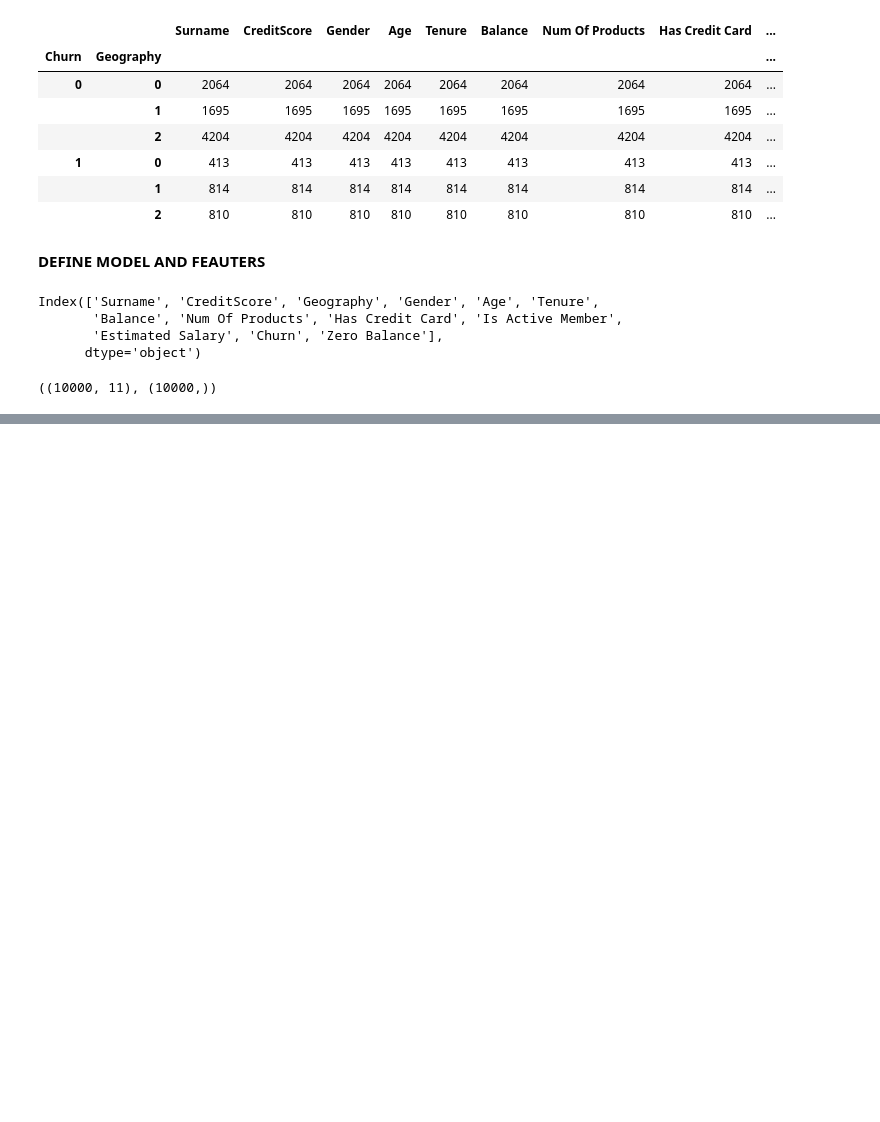
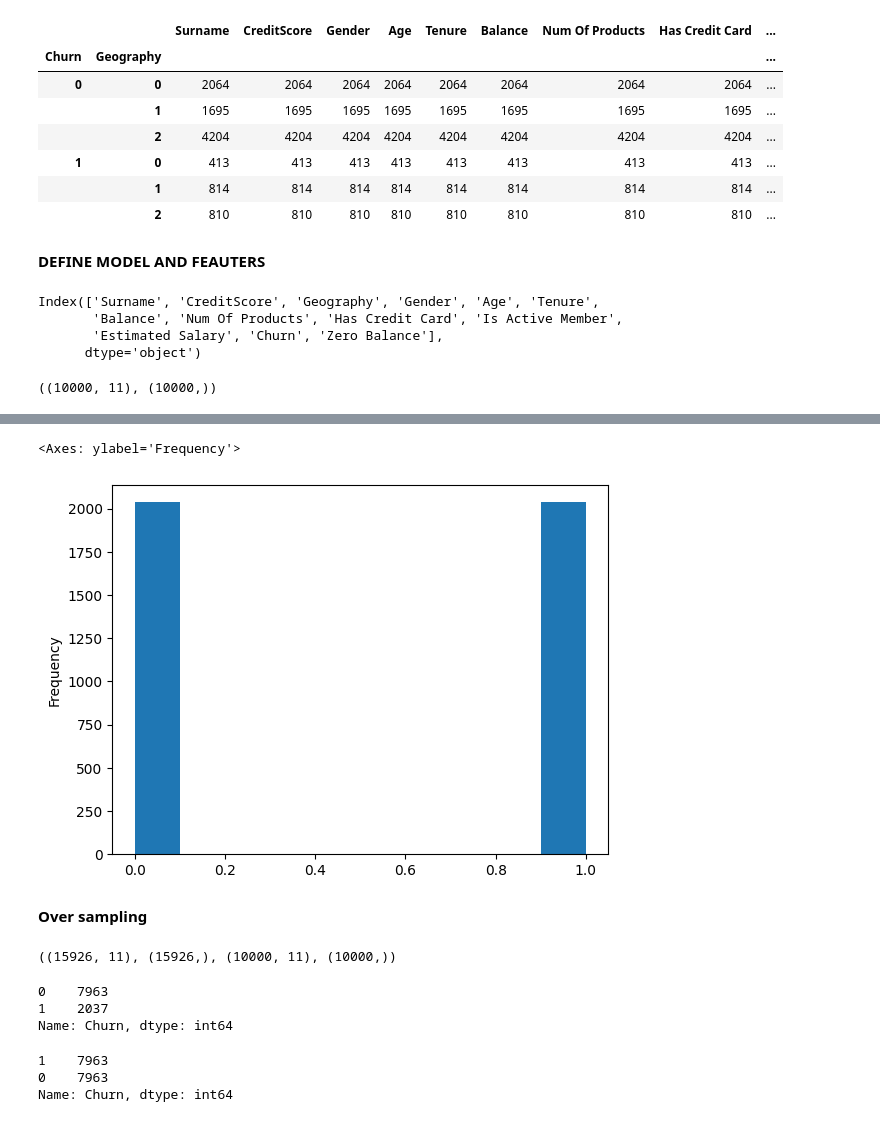
Before and after one commit to chaitnaya0119/YBI-internship, a Jupyter notebook: Bank_chrunch.ipynb, the cells around one changed output, grey strips where cells are left out. Cells and saved outputs as stored; diff of their text form; code cells hidden in the pictures; blank space fills up the shorter version.

```diff
--- a/Bank_chrunch.ipynb
+++ b/Bank_chrunch.ipynb
@@ -154,0 +174,4 @@ X.shape,y.shape
+# %%
+rus = RandomUnderSampler(random_state=2529)
+# %%
+X_rus,y_rus = rus.fit_resample(X,y)
@@ -154,0 +194,7 @@ X.shape,y.shape
+# %%
+y_rus.plot(kind = 'hist')
+# %% [output]
+<Axes: ylabel='Frequency'>
+[figure, added]
+# %% [markdown]
+**Over sampling**
@@ -154,0 +207,16 @@ X.shape,y.shape
+# %%
+X_ros.shape,y_ros.shape,X.shape,y.shape
+# %% [output]
+((15926, 11), (15926,), (10000, 11), (10000,))
+# %%
+y.value_counts()
+# %% [output]
+0    7963
+1    2037
+Name: Churn, dtype: int64
+# %%
+y_ros.value_counts()
+# %% [output]
+1    7963
+0    7963
+Name: Churn, dtype: int64
```
Also changed, not shown: parts of 20 cells of this notebook.
